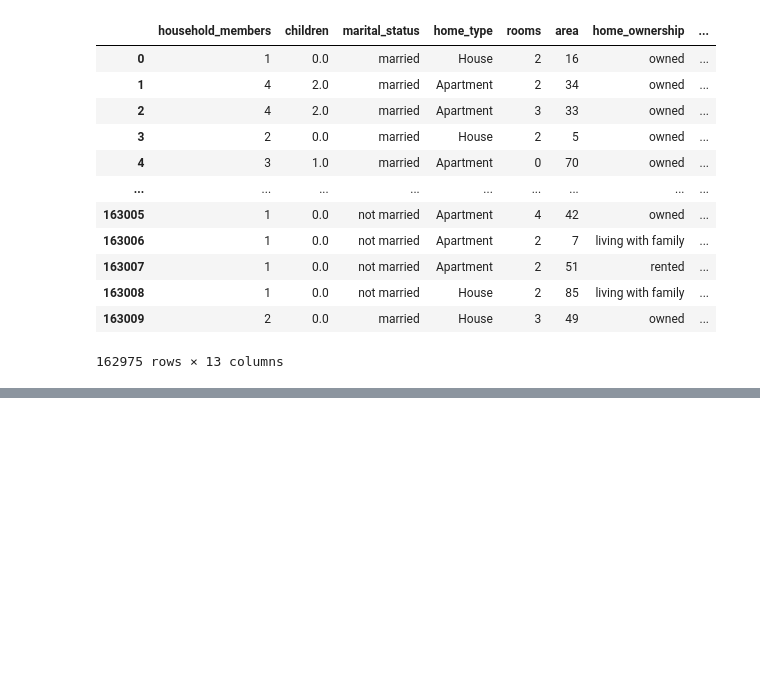
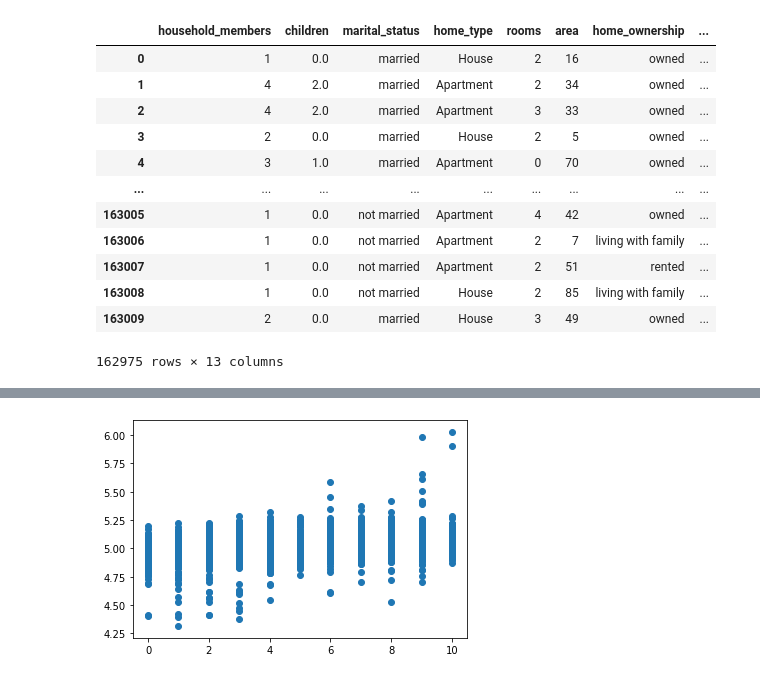
Before and after one commit to jakubyler/UnderstandingBusiness, a Jupyter notebook: UB_notebook.ipynb, the cells around one changed output, grey strips where cells are left out. Cells and saved outputs as stored; diff of their text form; code cells hidden in the pictures; blank space fills up the shorter version.

```diff
--- a/UB_notebook.ipynb
+++ b/UB_notebook.ipynb
@@ -289,0 +287,7 @@ plt.show()
+# %%
+nums = df[['ID','household_members', 'children', 'rooms', 'area', 'age']]
+cats = pd.get_dummies(df[['marital_status','home_type', 'home_ownership']], drop_first = True)
+
+X = pd.concat([nums, cats], axis=1)
+X
+y = df['membership_term']
@@ -289,0 +298,8 @@ plt.show()
+# %%
+rf = RandomForestRegressor(random_state = 101)
+
+params = {'n_estimators':[100],
+          'max_depth':[3,4,5,6,7,8,9,10,11,12,13,14,15]}
+
+gs = GridSearchCV(rf, param_grid = params, cv = 5, return_train_score = True)
+gs.fit(X,y)
@@ -289,0 +344,7 @@ plt.show()
+# %%
+preds = gs.best_estimator_.predict(X)
+
+plt.scatter(y,preds)
+plt.show()
+# %% [output]
+[figure, added]
```
Also changed, not shown: parts of 7 cells of this notebook.
